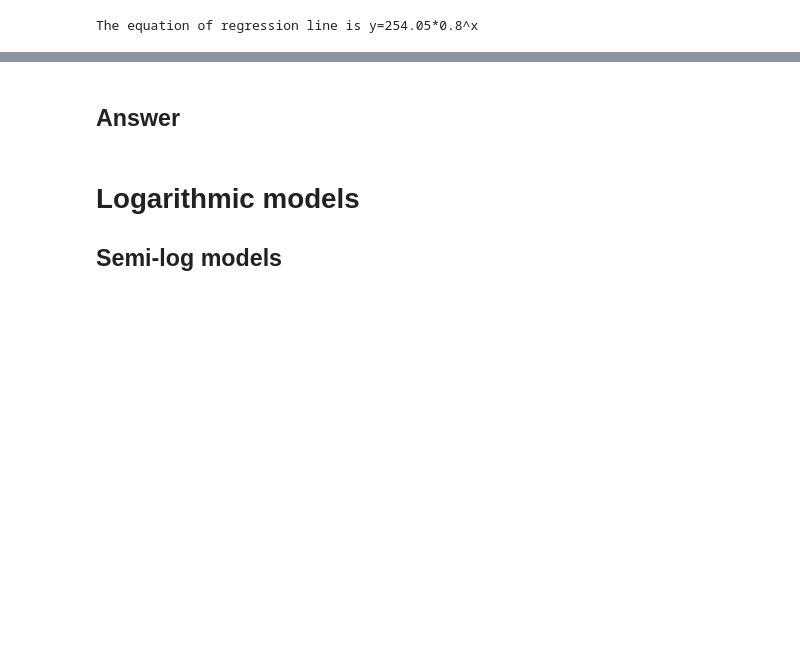
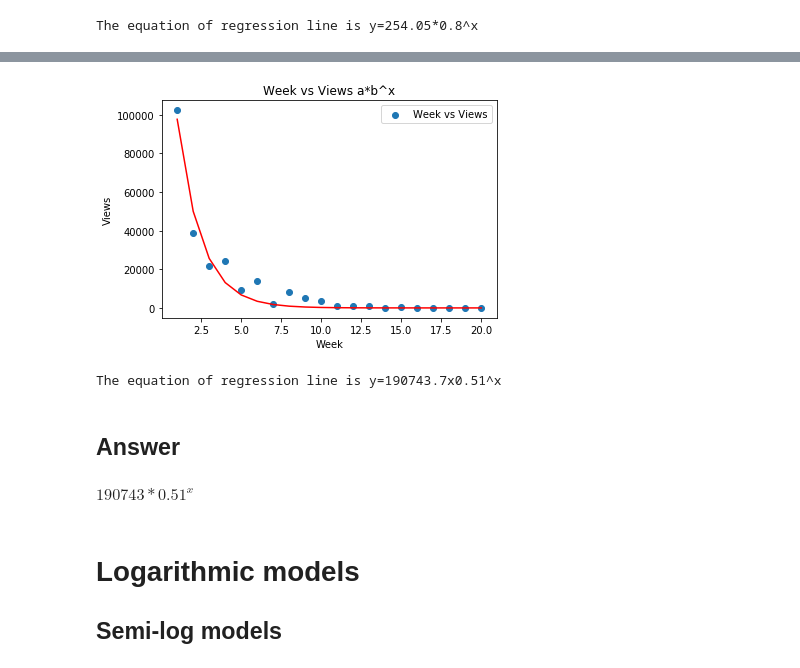
Before and after one commit to shinokada/python-for-ib-diploma-mathematics, a Jupyter notebook: Modelling_functions.ipynb, the cells around one changed output, grey strips where cells are left out. Saved outputs shown, nothing was run; the diff lists cells and outputs as text; code cells hidden in the pictures; blank space fills up the shorter version.

```diff
--- a/Modelling_functions.ipynb
+++ b/Modelling_functions.ipynb
@@ -529,5 +568,38 @@ TI nspire's Exponential regression fits the model equation $y=ab^x$ to the data
+# %%
+import numpy as np
+
+week = np.arange(1,21)
+views = np.array([102365, 38716,21617,24305,9321,14148,2103,8285,5098,3777,831,1007,834,34,378,204,6,42,54,31])
+# %%
+import matplotlib.pyplot as plt
+%matplotlib inline
+from scipy.optimize import curve_fit
+
+def func(x, a, b):
+    return a * b**x
+
+popt, pcov = curve_fit(func, week, views, p0=[100000, 1e-1,])
+plt.scatter(week,views,label='Week vs Views')
+plt.plot(week, func(week, *popt), 'r-')
+plt.title("Week vs Views a*b^x")
+plt.xlabel('Week')
+plt.ylabel('Views')
+plt.legend()
+plt.show()
+# equation
+a=popt[0].round(2)
+b=popt[1].round(2)
+
+# print(pcov)
+
+print(f'The equation of regression line is y={a}x{b}^x')
+# %% [output]
+[figure, added]
+The equation of regression line is y=190743.7x0.51^x
 # %% [markdown]
 ## Answer
+# %% [markdown]
+$190743*0.51^x$
 # %% [markdown]
 # Logarithmic models
 
```
Also changed, not shown: parts of 10 cells of this notebook.
